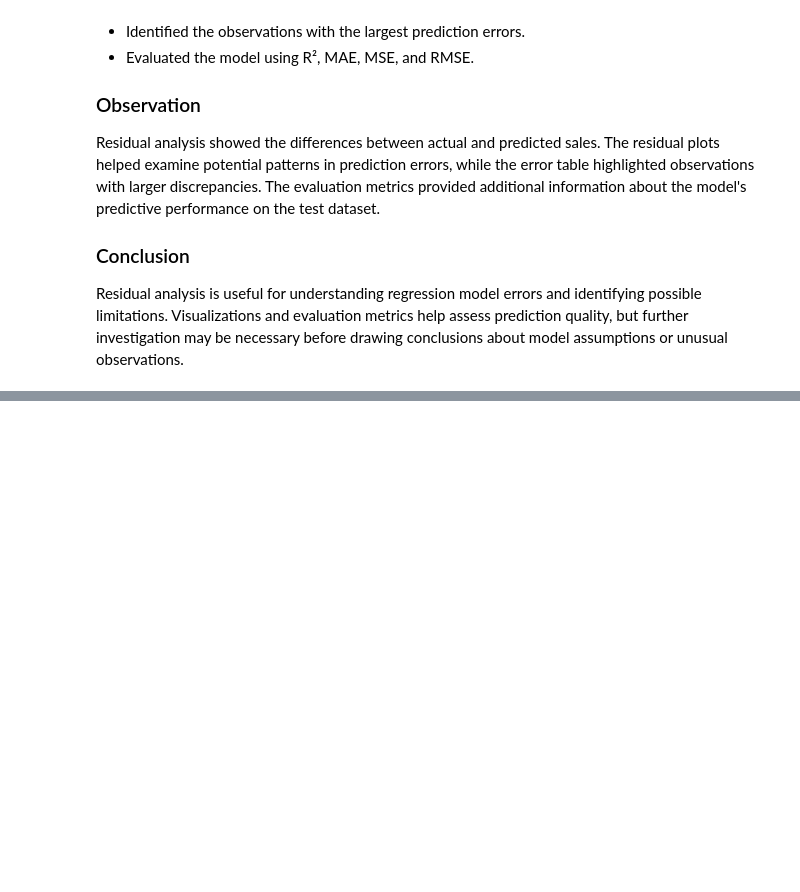
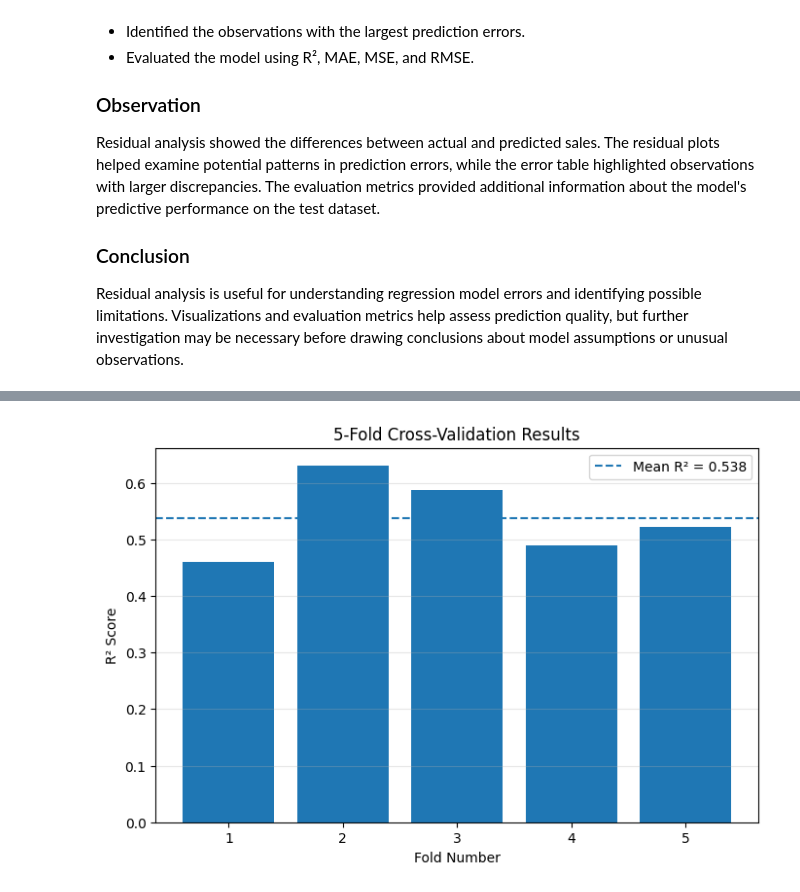
Before and after one commit to shreeshreeya69-crypto/simple-linear-regression-ybi, a Jupyter notebook: Simple_Linear_Regression_YBI.ipynb, the cells around one changed output, grey strips where cells are left out. Drawn from its saved outputs; the diff is of its cells as text; code cells hidden in the pictures; blank space fills up the shorter version.

Commit message:
Day 32 - Cross-Validation for Model Reliability

```diff
--- a/Simple_Linear_Regression_YBI.ipynb
+++ b/Simple_Linear_Regression_YBI.ipynb
@@ -4506,0 +4557,18 @@ Residual analysis is useful for understanding regression model errors and identi
+# %%
+model = LinearRegression()
+
+cv_scores = cross_val_score(
+    model,
+    X_train,
+    y_train,
+    cv=5,
+    scoring='r2'
+)
+
+print("5-Fold Cross-Validation R² Scores:")
+
+for i, score in enumerate(cv_scores, start=1):
+    print(f"Fold {i}: {score:.4f}")
+
+print("\nMean Cross-Validation R²:", round(cv_scores.mean(), 4))
+print("Standard Deviation:", round(cv_scores.std(), 4))
@@ -4506,0 +4585,21 @@ Residual analysis is useful for understanding regression model errors and identi
+# %%
+fold_numbers = range(1, 6)
+
+plt.figure(figsize=(8, 5))
+plt.bar(fold_numbers, cv_scores)
+
+plt.axhline(
+    y=cv_scores.mean(),
+    linestyle='--',
+    label=f'Mean R² = {cv_scores.mean():.3f}'
+)
+
+plt.xlabel("Fold Number")
+plt.ylabel("R² Score")
+plt.title("5-Fold Cross-Validation Results")
+plt.xticks(list(fold_numbers))
+plt.legend()
+plt.grid(axis='y', alpha=0.3)
+plt.show()
+# %% [output]
+[figure, added]
```
Also changed, not shown: parts of 7 cells of this notebook.
